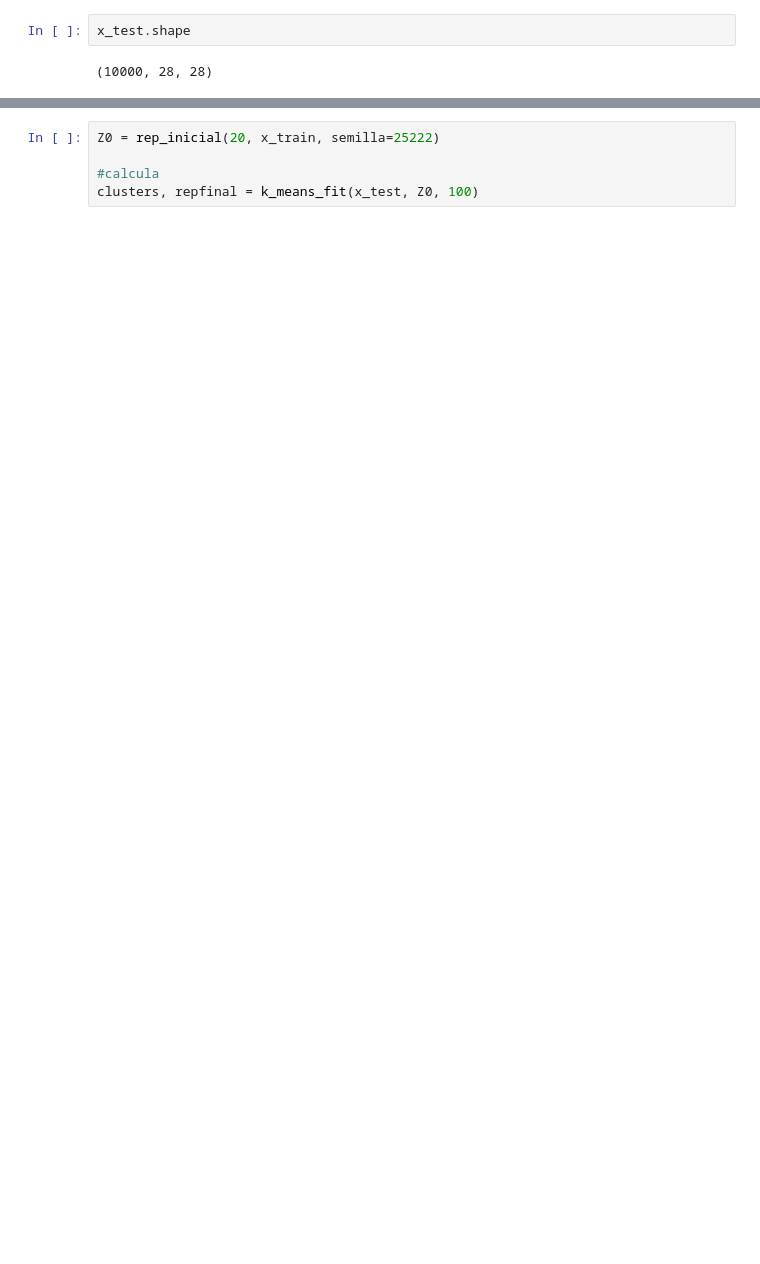
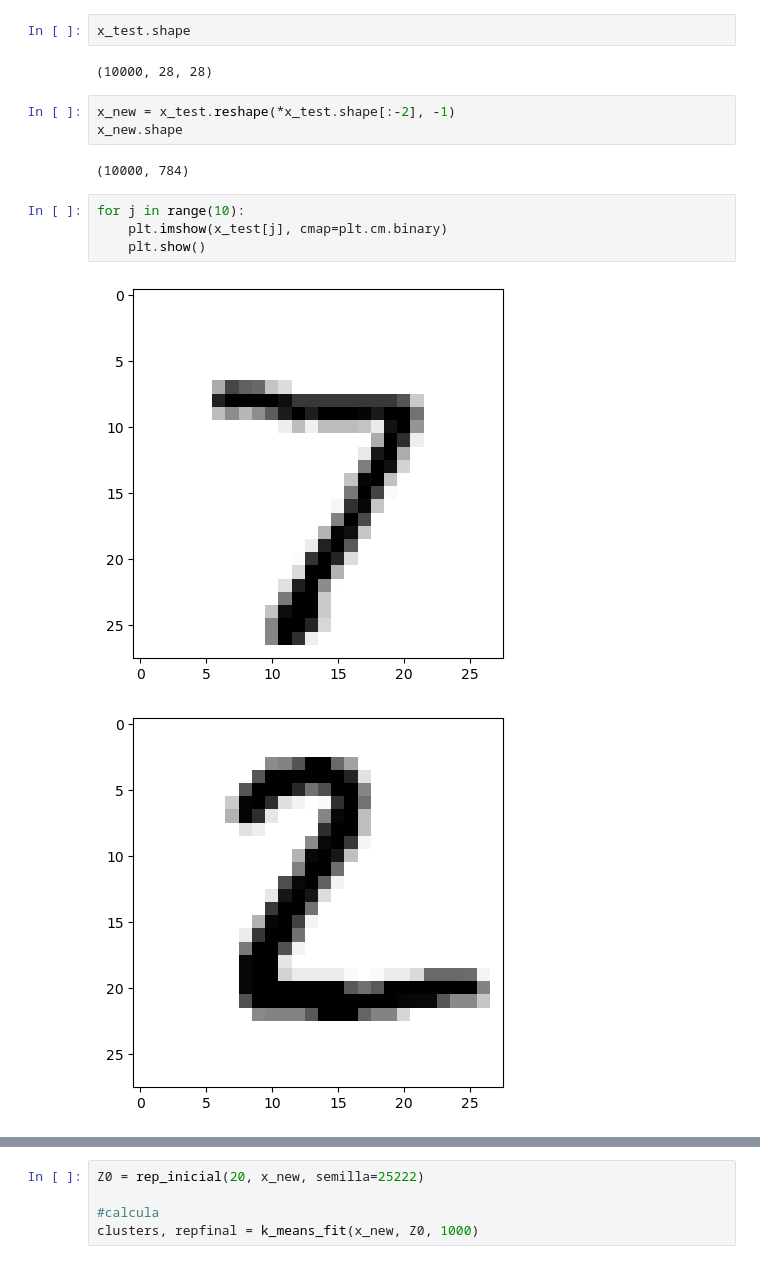
Before and after one commit to hperaltav/tareasmia, a Jupyter notebook: Untitled.ipynb, the cells around one changed output, grey strips where cells are left out. Cells and saved outputs as stored; diff of their text form; blank space fills up the shorter version.

```diff
--- a/Untitled.ipynb
+++ b/Untitled.ipynb
@@ -127,3 +124,15 @@ Downloading data from https://storage.googleapis.com/tensorflow/tf-keras-dataset
 x_test.shape
 # %% [output]
 (10000, 28, 28)
+# %%
+x_new = x_test.reshape(*x_test.shape[:-2], -1)
+x_new.shape
+# %% [output]
+(10000, 784)
+# %%
+for j in range(10):
+    plt.imshow(x_test[j], cmap=plt.cm.binary)
+    plt.show()
+# %% [output]
+[figure, added]
+[figure, added]
@@ -130,5 +147,5 @@ x_test.shape
 # %%
-Z0 = rep_inicial(20, x_train, semilla=25222)
+Z0 = rep_inicial(20, x_new, semilla=25222)
 
 #calcula
-clusters, repfinal = k_means_fit(x_test, Z0, 100)
+clusters, repfinal = k_means_fit(x_new, Z0, 1000)
```
Also changed, not shown: parts of 7 cells of this notebook.
